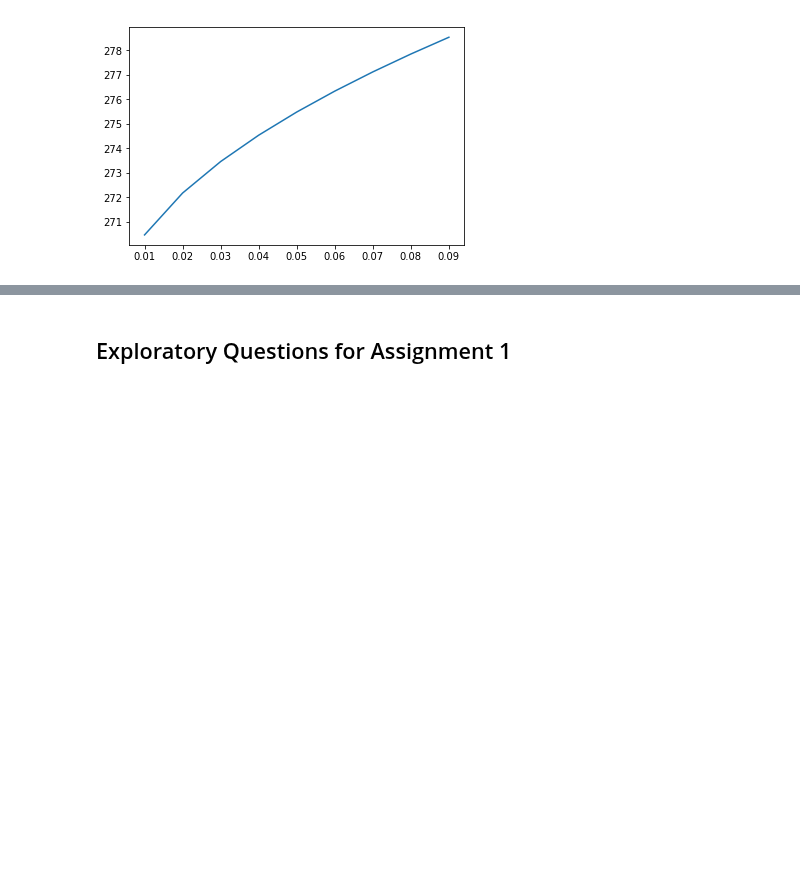
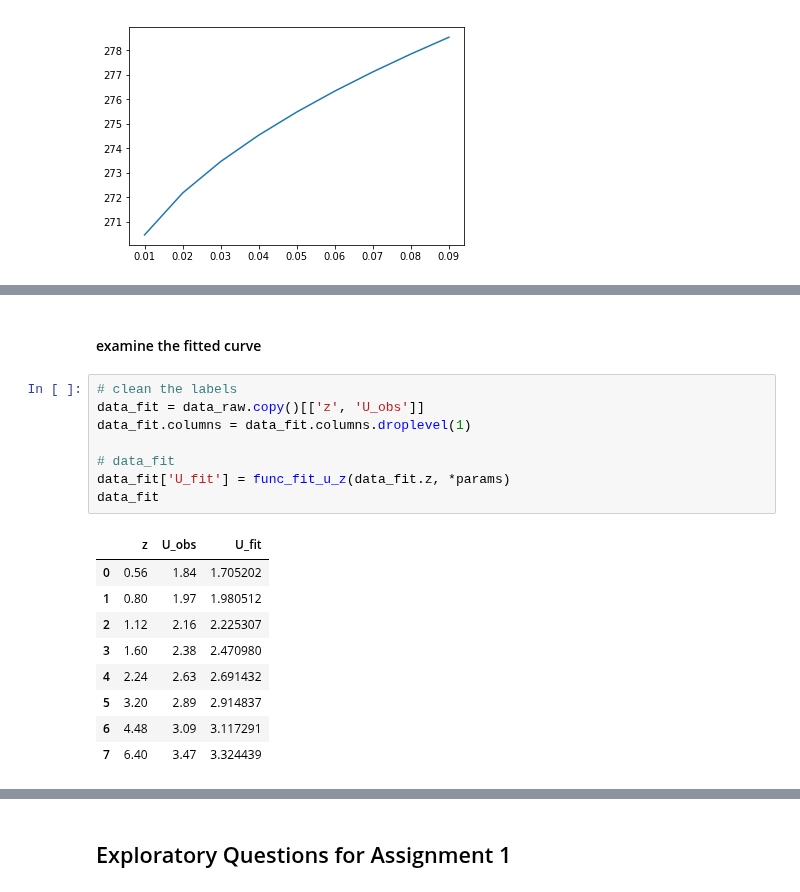
Before and after one commit to BLM-UoR/BLM, a Jupyter notebook: docs/tutorials/DataAnalysis_BLM.ipynb, the cells around one changed output, grey strips where cells are left out. Cells and saved outputs as stored; diff of their text form; blank space fills up the shorter version.

```diff
--- a/docs/tutorials/DataAnalysis_BLM.ipynb
+++ b/docs/tutorials/DataAnalysis_BLM.ipynb
@@ -242,0 +315,20 @@ df_QE_z0.max().plot()
+# %% [markdown]
+#### examine the fitted curve
+# %%
+# clean the labels
+data_fit = data_raw.copy()[['z', 'U_obs']]
+data_fit.columns = data_fit.columns.droplevel(1)
+
+# data_fit
+data_fit['U_fit'] = func_fit_u_z(data_fit.z, *params)
+data_fit
+# %% [output]
+|  | z | U_obs | U_fit |
+| 0 | 0.56 | 1.84 | 1.705202 |
+| 1 | 0.80 | 1.97 | 1.980512 |
+| 2 | 1.12 | 2.16 | 2.225307 |
+| 3 | 1.60 | 2.38 | 2.470980 |
+| 4 | 2.24 | 2.63 | 2.691432 |
+| 5 | 3.20 | 2.89 | 2.914837 |
+| 6 | 4.48 | 3.09 | 3.117291 |
+| 7 | 6.40 | 3.47 | 3.324439 |
```
Also changed, not shown: parts of 27 cells of this notebook, 2 other files.
